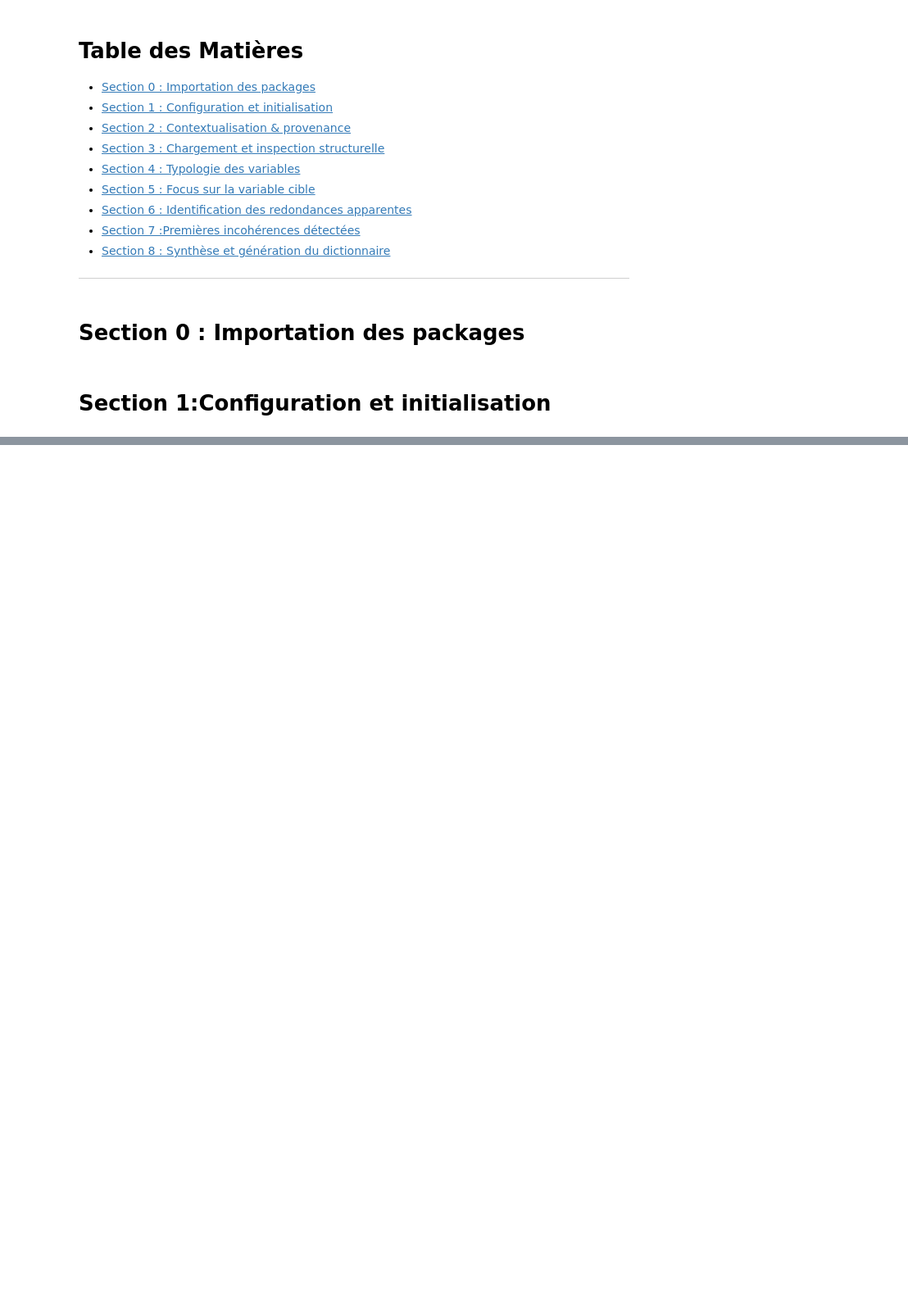
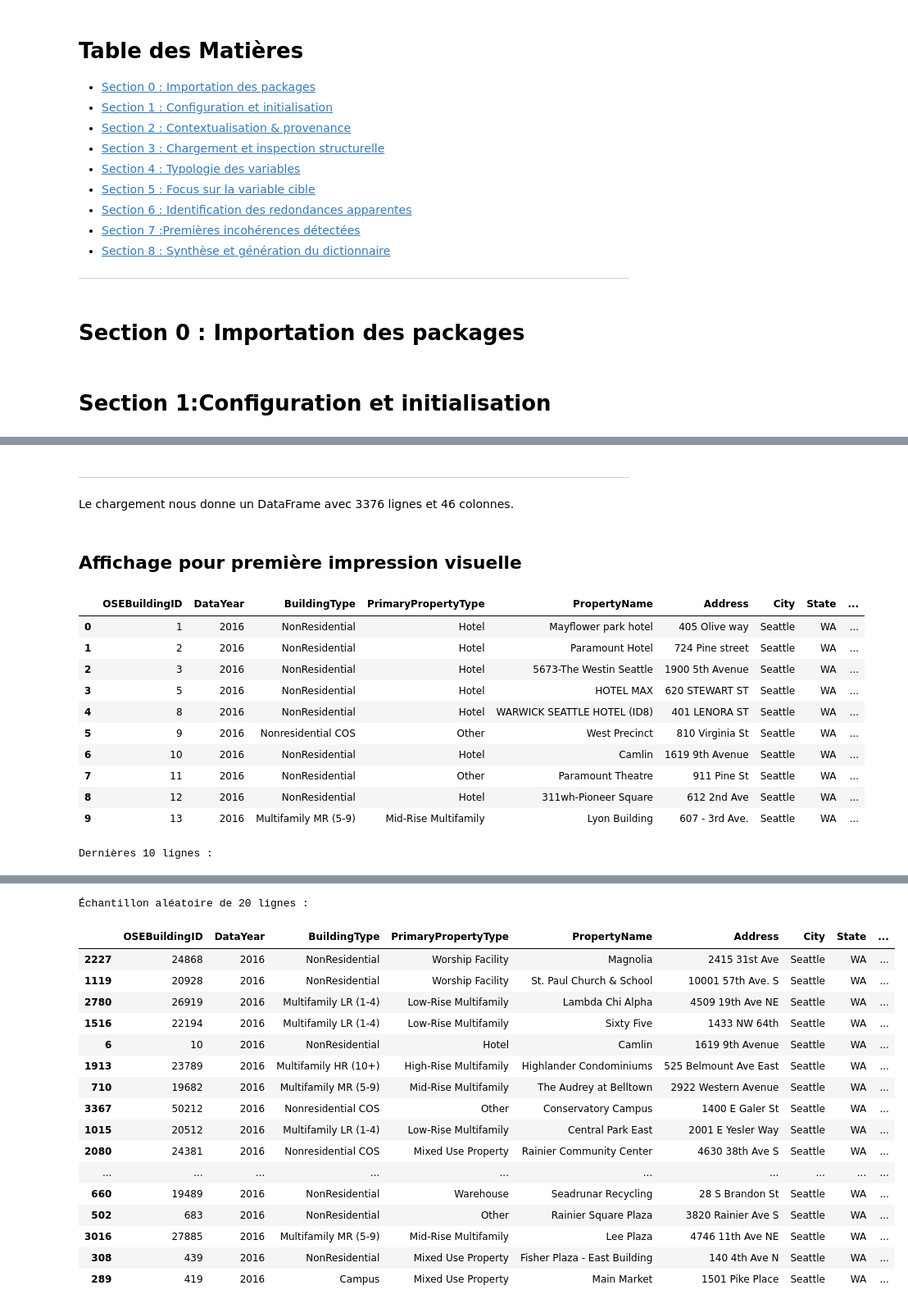
Before and after one commit to Ben10-som/ML-prediction-CO2, a Jupyter notebook: notebooks/0_setup_and_loading.ipynb, the cells around one changed output, grey strips where cells are left out. Shown at 82% size. Cells and saved outputs as stored; diff of their text form; code cells hidden in the pictures; blank space fills up the shorter version.

Commit message:
notebook_0: premières impressions avec affichage des données

```diff
--- a/notebooks/0_setup_and_loading.ipynb
+++ b/notebooks/0_setup_and_loading.ipynb
@@ -110,0 +105,32 @@ df_raw.sample(5)
+# %% [markdown]
+---
+Le chargement nous donne un DataFrame avec 3376 lignes et 46 colonnes.
+# %% [markdown]
+## Affichage pour première impression visuelle
+# %%
+# Forcer l'affichage de toutes les colonnes
+pd.set_option("display.max_columns", None)
+# Affichage des premières lignes
+print("Premières 10 lignes :")
+display(df_raw.head(10))
+
+# Affichage des dernières lignes
+print("Dernières 10 lignes :")
+display(df_raw.tail(10))
+
+# Affichage d'un échantillon aléatoire
+print("Échantillon aléatoire de 20 lignes :")
+display(df_raw.sample(20))
+# %% [output]
+|  | OSEBuildingID | DataYear | BuildingType | PrimaryPropertyType | PropertyName | Address | City | State | ... |
+| 0 | 1 | 2016 | NonResidential | Hotel | Mayflower park hotel | 405 Olive way | Seattle | WA | ... |
+| 1 | 2 | 2016 | NonResidential | Hotel | Paramount Hotel | 724 Pine street | Seattle | WA | ... |
+| 2 | 3 | 2016 | NonResidential | Hotel | 5673-The Westin Seattle | 1900 5th Avenue | Seattle | WA | ... |
+| 3 | 5 | 2016 | NonResidential | Hotel | HOTEL MAX | 620 STEWART ST | Seattle | WA | ... |
+| 4 | 8 | 2016 | NonResidential | Hotel | WARWICK SEATTLE HOTEL (ID8) | 401 LENORA ST | Seattle | WA | ... |
+| 5 | 9 | 2016 | Nonresidential COS | Other | West Precinct | 810 Virginia St | Seattle | WA | ... |
+| 6 | 10 | 2016 | NonResidential | Hotel | Camlin | 1619 9th Avenue | Seattle | WA | ... |
+| 7 | 11 | 2016 | NonResidential | Other | Paramount Theatre | 911 Pine St | Seattle | WA | ... |
+| 8 | 12 | 2016 | NonResidential | Hotel | 311wh-Pioneer Square | 612 2nd Ave | Seattle | WA | ... |
+| 9 | 13 | 2016 | Multifamily MR (5-9) | Mid-Rise Multifamily | Lyon Building | 607 - 3rd Ave. | Seattle | WA | ... |
+Dernières 10 lignes :
@@ -110,0 +148,18 @@ df_raw.sample(5)
+Échantillon aléatoire de 20 lignes :
+|  | OSEBuildingID | DataYear | BuildingType | PrimaryPropertyType | PropertyName | Address | City | State | ... |
+| 2227 | 24868 | 2016 | NonResidential | Worship Facility | Magnolia | 2415 31st Ave | Seattle | WA | ... |
+| 1119 | 20928 | 2016 | NonResidential | Worship Facility | St. Paul Church & School | 10001 57th Ave. S | Seattle | WA | ... |
+| 2780 | 26919 | 2016 | Multifamily LR (1-4) | Low-Rise Multifamily | Lambda Chi Alpha | 4509 19th Ave NE | Seattle | WA | ... |
+| 1516 | 22194 | 2016 | Multifamily LR (1-4) | Low-Rise Multifamily | Sixty Five | 1433 NW 64th | Seattle | WA | ... |
+| 6 | 10 | 2016 | NonResidential | Hotel | Camlin | 1619 9th Avenue | Seattle | WA | ... |
+| 1913 | 23789 | 2016 | Multifamily HR (10+) | High-Rise Multifamily | Highlander Condominiums | 525 Belmount Ave East | Seattle | WA | ... |
+| 710 | 19682 | 2016 | Multifamily MR (5-9) | Mid-Rise Multifamily | The Audrey at Belltown | 2922 Western Avenue | Seattle | WA | ... |
+| 3367 | 50212 | 2016 | Nonresidential COS | Other | Conservatory Campus | 1400 E Galer St | Seattle | WA | ... |
+| 1015 | 20512 | 2016 | Multifamily LR (1-4) | Low-Rise Multifamily | Central Park East | 2001 E Yesler Way | Seattle | WA | ... |
+| 2080 | 24381 | 2016 | Nonresidential COS | Mixed Use Property | Rainier Community Center | 4630 38th Ave S | Seattle | WA | ... |
+| ... | ... | ... | ... | ... | ... | ... | ... | ... | ... |
+| 660 | 19489 | 2016 | NonResidential | Warehouse | Seadrunar Recycling | 28 S Brandon St | Seattle | WA | ... |
+| 502 | 683 | 2016 | NonResidential | Other | Rainier Square Plaza | 3820 Rainier Ave S | Seattle | WA | ... |
+| 3016 | 27885 | 2016 | Multifamily MR (5-9) | Mid-Rise Multifamily | Lee Plaza | 4746 11th Ave NE | Seattle | WA | ... |
+| 308 | 439 | 2016 | NonResidential | Mixed Use Property | Fisher Plaza - East Building | 140 4th Ave N | Seattle | WA | ... |
+| 289 | 419 | 2016 | Campus | Mixed Use Property | Main Market | 1501 Pike Place | Seattle | WA | ... |
```
Also changed, not shown: parts of 5 cells of this notebook.
